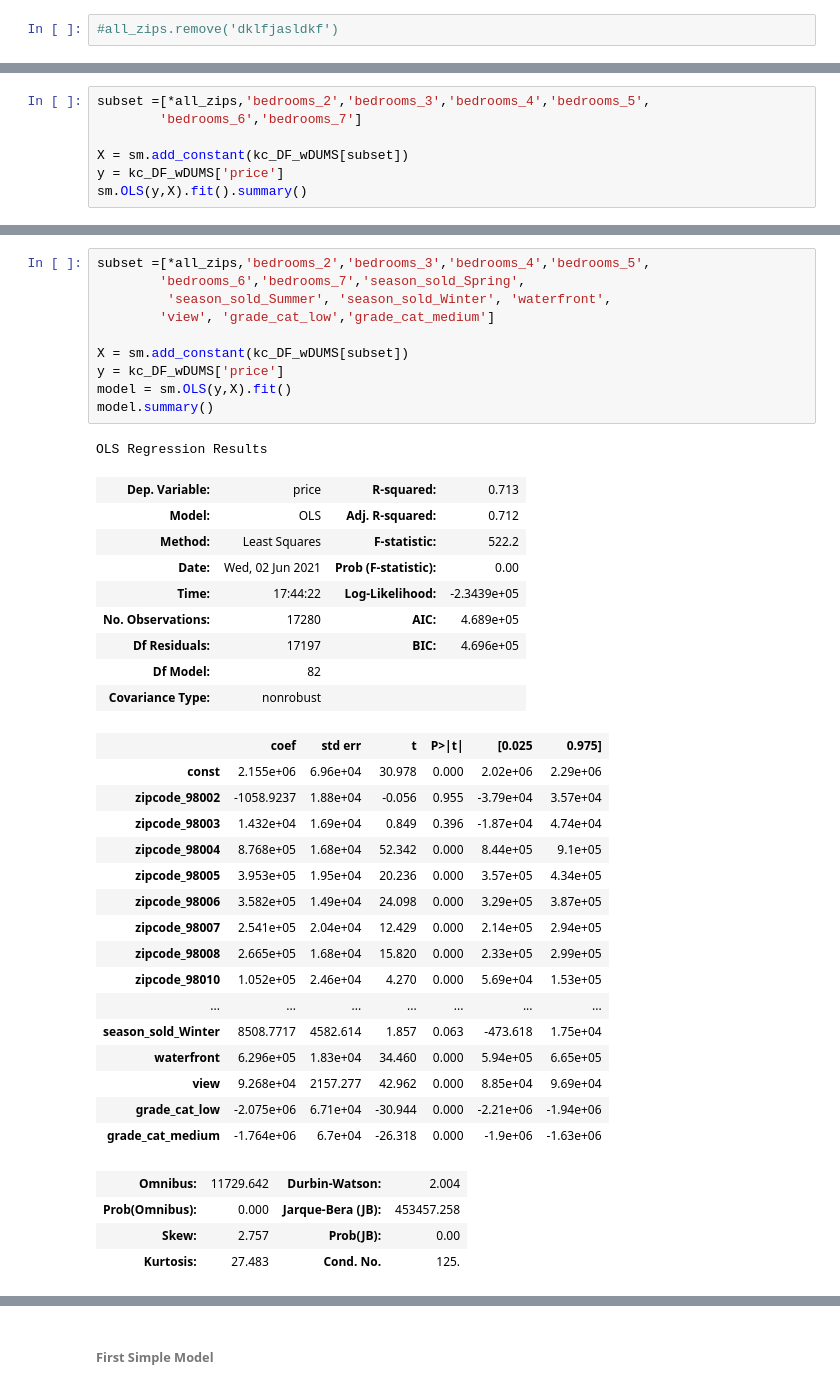
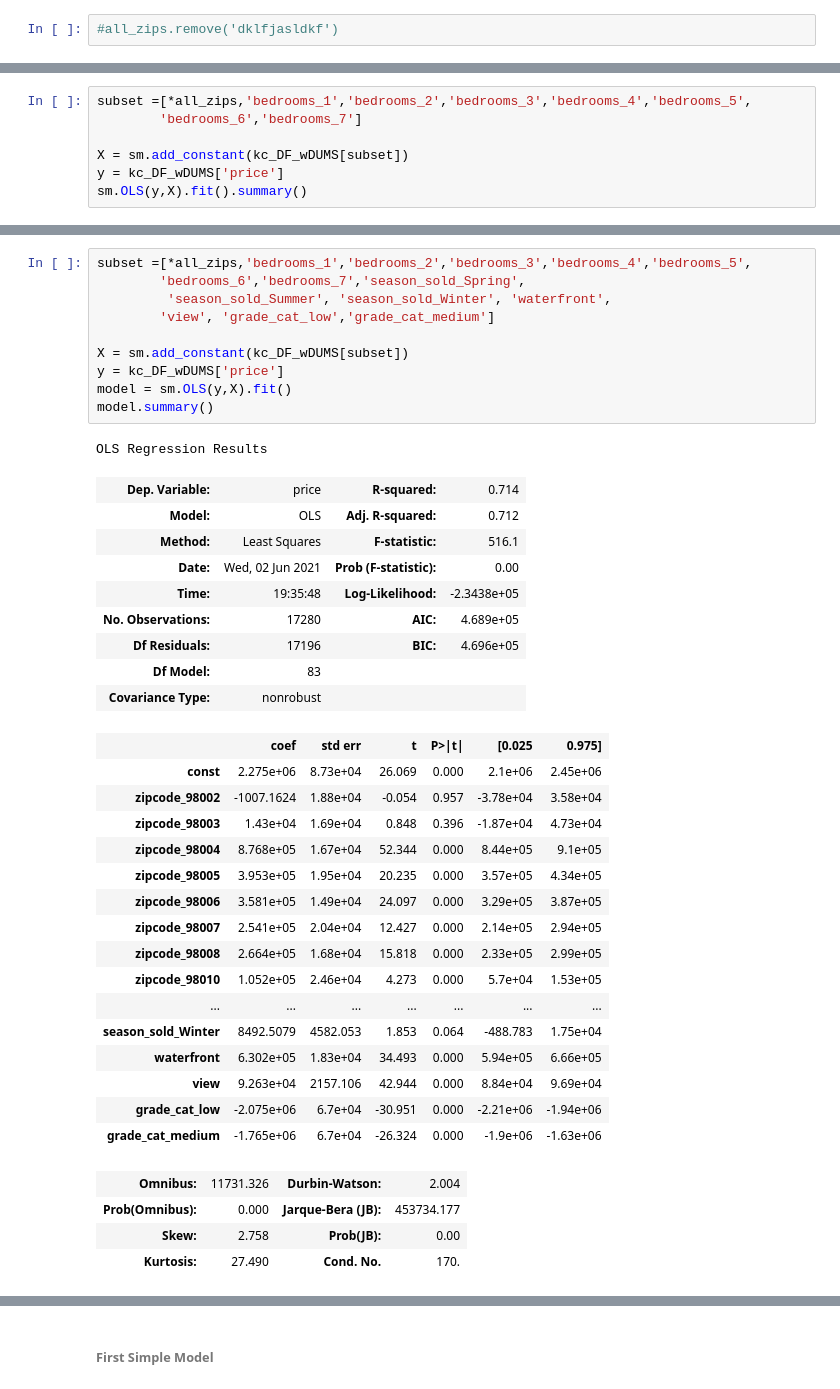
Before and after one commit to jasonarikupurathu/ds-east-042621-lectures, a Jupyter notebook: Phase_2/Phase2_project/Kings_County_Housing_Version_2.ipynb, the cells around one changed output, grey strips where cells are left out. Cells and saved outputs as stored; diff of their text form.

```diff
--- a/Phase_2/Phase2_project/Kings_County_Housing_Version_2.ipynb
+++ b/Phase_2/Phase2_project/Kings_County_Housing_Version_2.ipynb
@@ -998,5 +950,5 @@ dummy_columns.tolist()
 # %%
-subset =[*all_zips,'bedrooms_2','bedrooms_3','bedrooms_4','bedrooms_5',
+subset =[*all_zips,'bedrooms_1','bedrooms_2','bedrooms_3','bedrooms_4','bedrooms_5',
         'bedrooms_6','bedrooms_7']
 
 X = sm.add_constant(kc_DF_wDUMS[subset])
@@ -1038,43 +992,43 @@ Notes:
 # %%
-subset =[*all_zips,'bedrooms_2','bedrooms_3','bedrooms_4','bedrooms_5',
+subset =[*all_zips,'bedrooms_1','bedrooms_2','bedrooms_3','bedrooms_4','bedrooms_5',
         'bedrooms_6','bedrooms_7','season_sold_Spring',
          'season_sold_Summer', 'season_sold_Winter', 'waterfront',
         'view', 'grade_cat_low','grade_cat_medium']
 
 X = sm.add_constant(kc_DF_wDUMS[subset])
 y = kc_DF_wDUMS['price']
 model = sm.OLS(y,X).fit()
 model.summary()
 # %% [output]
 OLS Regression Results
-| Dep. Variable: | price | R-squared: | 0.713 |
+| Dep. Variable: | price | R-squared: | 0.714 |
 | Model: | OLS | Adj. R-squared: | 0.712 |
-| Method: | Least Squares | F-statistic: | 522.2 |
+| Method: | Least Squares | F-statistic: | 516.1 |
 | Date: | Wed, 02 Jun 2021 | Prob (F-statistic): | 0.00 |
-| Time: | 17:44:22 | Log-Likelihood: | -2.3439e+05 |
+| Time: | 19:35:48 | Log-Likelihood: | -2.3438e+05 |
 | No. Observations: | 17280 | AIC: | 4.689e+05 |
-| Df Residuals: | 17197 | BIC: | 4.696e+05 |
-| Df Model: | 82 |  |  |
+| Df Residuals: | 17196 | BIC: | 4.696e+05 |
+| Df Model: | 83 |  |  |
 | Covariance Type: | nonrobust |  |  |
 |  | coef | std err | t | P>|t| | [0.025 | 0.975] |
-| const | 2.155e+06 | 6.96e+04 | 30.978 | 0.000 | 2.02e+06 | 2.29e+06 |
-| zipcode_98002 | -1058.9237 | 1.88e+04 | -0.056 | 0.955 | -3.79e+04 | 3.57e+04 |
-| zipcode_98003 | 1.432e+04 | 1.69e+04 | 0.849 | 0.396 | -1.87e+04 | 4.74e+04 |
-| zipcode_98004 | 8.768e+05 | 1.68e+04 | 52.342 | 0.000 | 8.44e+05 | 9.1e+05 |
-| zipcode_98005 | 3.953e+05 | 1.95e+04 | 20.236 | 0.000 | 3.57e+05 | 4.34e+05 |
-| zipcode_98006 | 3.582e+05 | 1.49e+04 | 24.098 | 0.000 | 3.29e+05 | 3.87e+05 |
-| zipcode_98007 | 2.541e+05 | 2.04e+04 | 12.429 | 0.000 | 2.14e+05 | 2.94e+05 |
-| zipcode_98008 | 2.665e+05 | 1.68e+04 | 15.820 | 0.000 | 2.33e+05 | 2.99e+05 |
-| zipcode_98010 | 1.052e+05 | 2.46e+04 | 4.270 | 0.000 | 5.69e+04 | 1.53e+05 |
+| const | 2.275e+06 | 8.73e+04 | 26.069 | 0.000 | 2.1e+06 | 2.45e+06 |
+| zipcode_98002 | -1007.1624 | 1.88e+04 | -0.054 | 0.957 | -3.78e+04 | 3.58e+04 |
+| zipcode_98003 | 1.43e+04 | 1.69e+04 | 0.848 | 0.396 | -1.87e+04 | 4.73e+04 |
+| zipcode_98004 | 8.768e+05 | 1.67e+04 | 52.344 | 0.000 | 8.44e+05 | 9.1e+05 |
+| zipcode_98005 | 3.953e+05 | 1.95e+04 | 20.235 | 0.000 | 3.57e+05 | 4.34e+05 |
+| zipcode_98006 | 3.581e+05 | 1.49e+04 | 24.097 | 0.000 | 3.29e+05 | 3.87e+05 |
+| zipcode_98007 | 2.541e+05 | 2.04e+04 | 12.427 | 0.000 | 2.14e+05 | 2.94e+05 |
+| zipcode_98008 | 2.664e+05 | 1.68e+04 | 15.818 | 0.000 | 2.33e+05 | 2.99e+05 |
+| zipcode_98010 | 1.052e+05 | 2.46e+04 | 4.273 | 0.000 | 5.7e+04 | 1.53e+05 |
 | ... | ... | ... | ... | ... | ... | ... |
-| season_sold_Winter | 8508.7717 | 4582.614 | 1.857 | 0.063 | -473.618 | 1.75e+04 |
-| waterfront | 6.296e+05 | 1.83e+04 | 34.460 | 0.000 | 5.94e+05 | 6.65e+05 |
-| view | 9.268e+04 | 2157.277 | 42.962 | 0.000 | 8.85e+04 | 9.69e+04 |
-| grade_cat_low | -2.075e+06 | 6.71e+04 | -30.944 | 0.000 | -2.21e+06 | -1.94e+06 |
-| grade_cat_medium | -1.764e+06 | 6.7e+04 | -26.318 | 0.000 | -1.9e+06 | -1.63e+06 |
+| season_sold_Winter | 8492.5079 | 4582.053 | 1.853 | 0.064 | -488.783 | 1.75e+04 |
+| waterfront | 6.302e+05 | 1.83e+04 | 34.493 | 0.000 | 5.94e+05 | 6.66e+05 |
+| view | 9.263e+04 | 2157.106 | 42.944 | 0.000 | 8.84e+04 | 9.69e+04 |
+| grade_cat_low | -2.075e+06 | 6.7e+04 | -30.951 | 0.000 | -2.21e+06 | -1.94e+06 |
+| grade_cat_medium | -1.765e+06 | 6.7e+04 | -26.324 | 0.000 | -1.9e+06 | -1.63e+06 |
-| Omnibus: | 11729.642 | Durbin-Watson: | 2.004 |
-| Prob(Omnibus): | 0.000 | Jarque-Bera (JB): | 453457.258 |
-| Skew: | 2.757 | Prob(JB): | 0.00 |
-| Kurtosis: | 27.483 | Cond. No. | 125. |
+| Omnibus: | 11731.326 | Durbin-Watson: | 2.004 |
+| Prob(Omnibus): | 0.000 | Jarque-Bera (JB): | 453734.177 |
+| Skew: | 2.758 | Prob(JB): | 0.00 |
+| Kurtosis: | 27.490 | Cond. No. | 170. |
 Notes:
 [1] Standard Errors assume that the covariance matrix of the errors is correctly specified.
```
Also changed, not shown: parts of 56 cells of this notebook.
